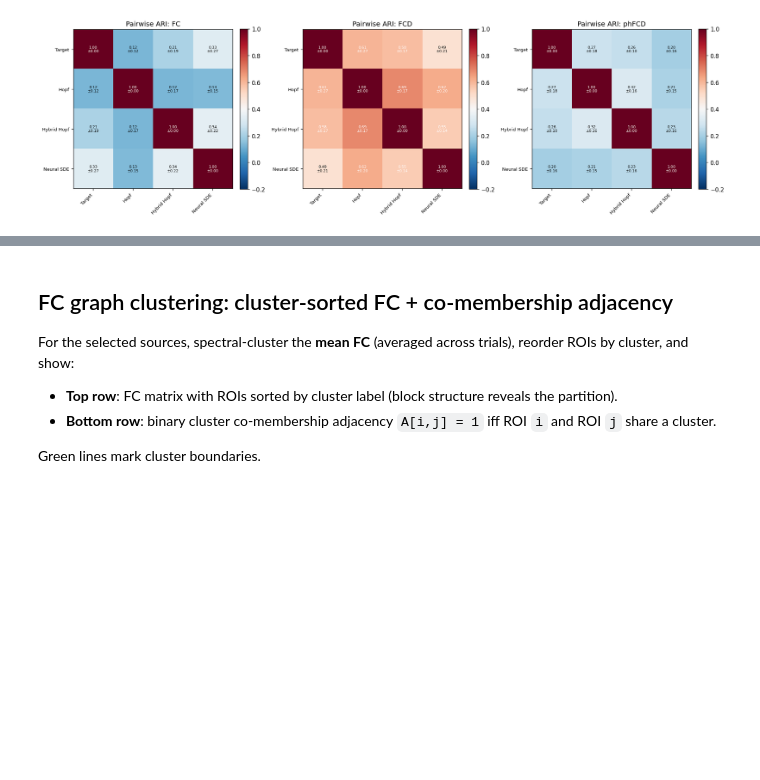
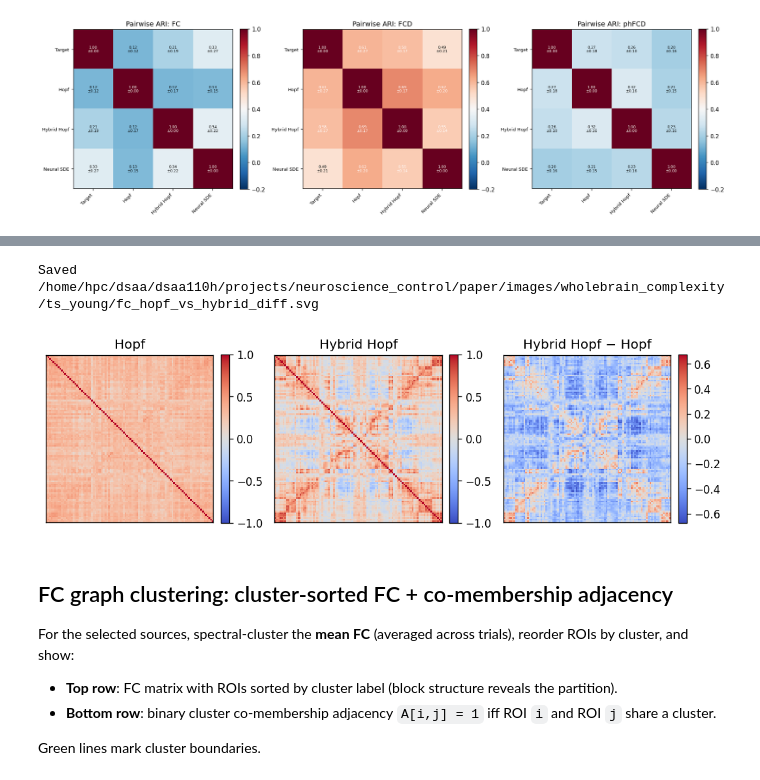
Before and after one commit to dani2442/neuroscience_control, a Jupyter notebook: examples/wholebrain_complexity_clustering.ipynb, the cells around one changed output, grey strips where cells are left out. Drawn from its saved outputs; the diff is of its cells as text; code cells hidden in the pictures; blank space fills up the shorter version.

```diff
--- a/examples/wholebrain_complexity_clustering.ipynb
+++ b/examples/wholebrain_complexity_clustering.ipynb
@@ -627,3 +680,35 @@ Saved /home/hpc/dsaa/dsaa110h/projects/neuroscience_control/paper/images/wholebr
+# %%
+fc_hopf = fc_by_source_mean['Hopf']
+fc_hybrid = fc_by_source_mean['Hybrid Hopf']
+fc_diff = fc_hybrid - fc_hopf
+
+diff_lim = float(np.nanmax(np.abs(fc_diff)))
+
+fig, axes = plt.subplots(1, 3, figsize=(9, 3))
+
+im0 = axes[0].imshow(fc_hopf, cmap='coolwarm', vmin=-1, vmax=1, interpolation='nearest')
+axes[0].set_title('Hopf')
+axes[0].set_xticks([]); axes[0].set_yticks([]); axes[0].set_aspect('equal')
+plt.colorbar(im0, ax=axes[0], fraction=0.046, pad=0.04)
+
+im1 = axes[1].imshow(fc_hybrid, cmap='coolwarm', vmin=-1, vmax=1, interpolation='nearest')
+axes[1].set_title('Hybrid Hopf')
+axes[1].set_xticks([]); axes[1].set_yticks([]); axes[1].set_aspect('equal')
+plt.colorbar(im1, ax=axes[1], fraction=0.046, pad=0.04)
+
+im2 = axes[2].imshow(fc_diff, cmap='coolwarm', vmin=-diff_lim, vmax=diff_lim, interpolation='nearest')
+axes[2].set_title('Hybrid Hopf − Hopf')
+axes[2].set_xticks([]); axes[2].set_yticks([]); axes[2].set_aspect('equal')
+plt.colorbar(im2, ax=axes[2], fraction=0.046, pad=0.04)
+
+fig.tight_layout()
+out = SAVE_DIR / 'fc_hopf_vs_hybrid_diff.svg'
+fig.savefig(out, bbox_inches='tight', dpi=200)
+print(f'Saved {out}')
+plt.show()
+# %% [output]
+Saved /home/hpc/dsaa/dsaa110h/projects/neuroscience_control/paper/images/wholebrain_complexity/ts_young/fc_hopf_vs_hybrid_diff.svg
+[figure, added]
 # %% [markdown]
 ## FC graph clustering: cluster-sorted FC + co-membership adjacency
 
```
Also changed, not shown: parts of 4 cells of this notebook, 7 other files.
